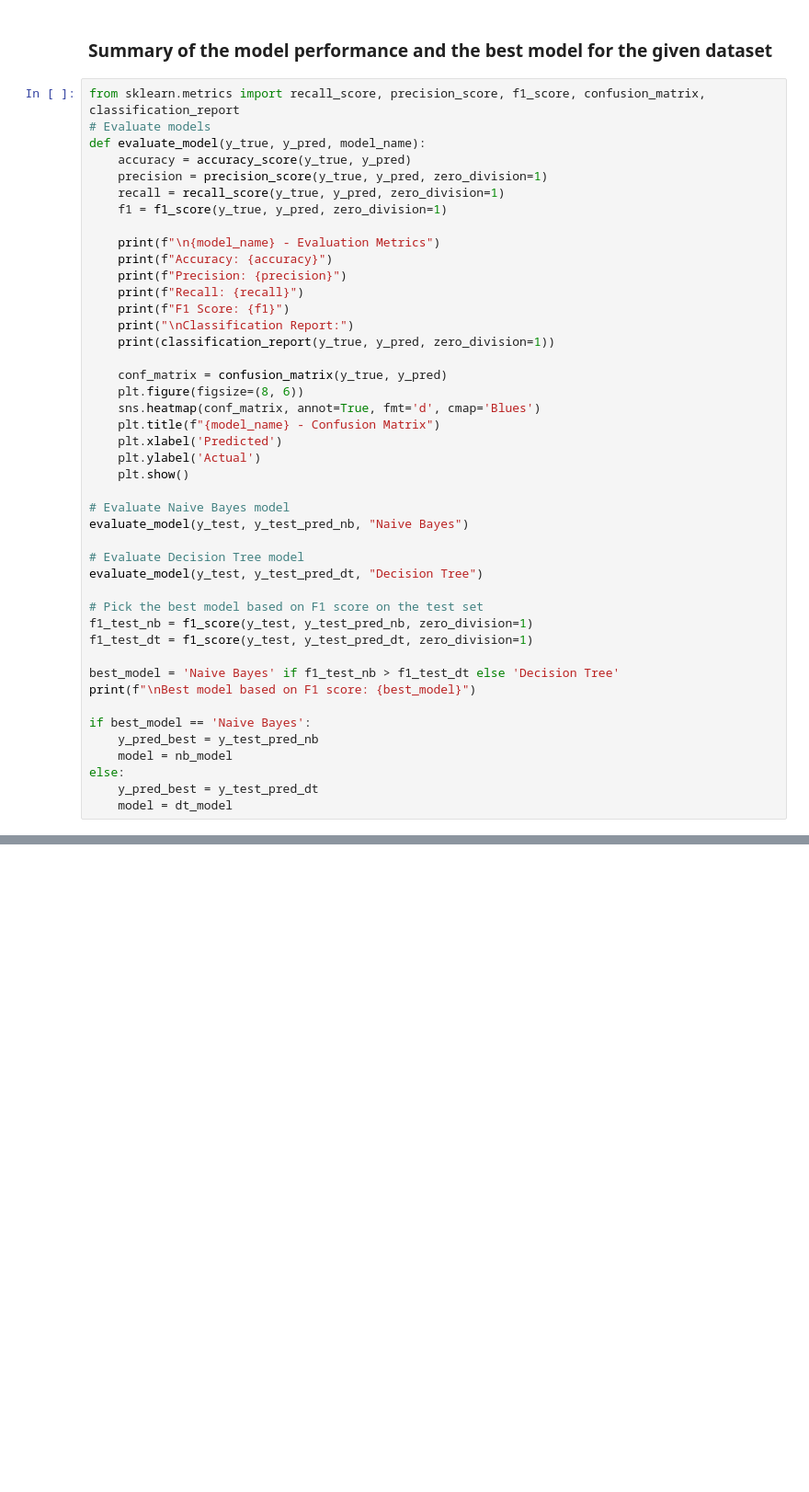
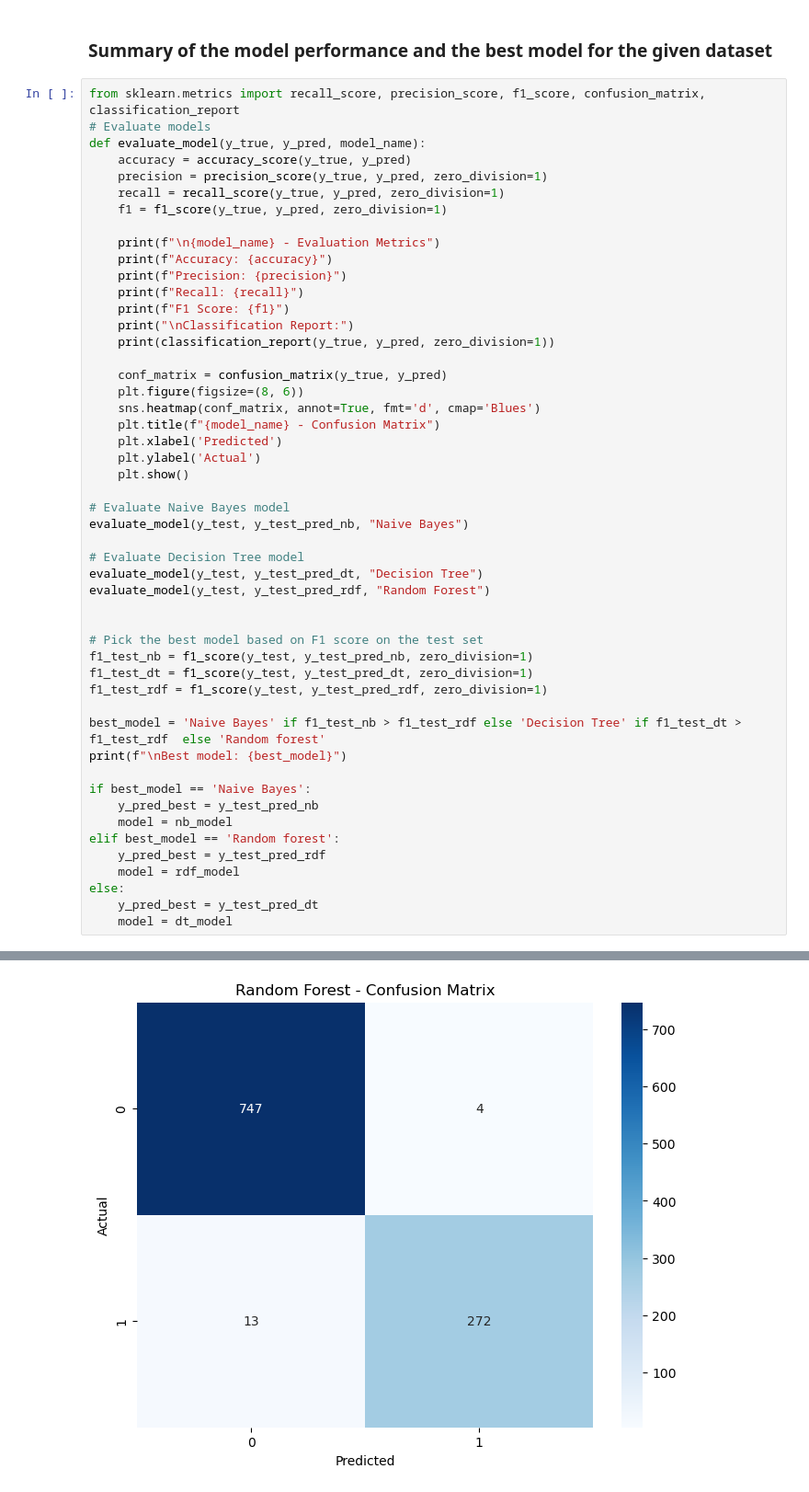
Before and after one commit to monikatyagiisc/employee-attrition-prediction, a Jupyter notebook: code/03-EDA.ipynb, the cells around one changed output, grey strips where cells are left out. Shown at 92% size. Cells and saved outputs as stored; diff of their text form; blank space fills up the shorter version.

```diff
--- a/code/03-EDA.ipynb
+++ b/code/03-EDA.ipynb
@@ -624,17 +670,23 @@ evaluate_model(y_test, y_test_pred_nb, "Naive Bayes")
 
 # Evaluate Decision Tree model
 evaluate_model(y_test, y_test_pred_dt, "Decision Tree")
+evaluate_model(y_test, y_test_pred_rdf, "Random Forest")
+
 
 # Pick the best model based on F1 score on the test set
 f1_test_nb = f1_score(y_test, y_test_pred_nb, zero_division=1)
 f1_test_dt = f1_score(y_test, y_test_pred_dt, zero_division=1)
+f1_test_rdf = f1_score(y_test, y_test_pred_rdf, zero_division=1)
 
-best_model = 'Naive Bayes' if f1_test_nb > f1_test_dt else 'Decision Tree'
-print(f"\nBest model based on F1 score: {best_model}")
+best_model = 'Naive Bayes' if f1_test_nb > f1_test_rdf else 'Decision Tree' if f1_test_dt > f1_test_rdf  else 'Random forest'
+print(f"\nBest model: {best_model}")
 
 if best_model == 'Naive Bayes':
     y_pred_best = y_test_pred_nb
     model = nb_model
+elif best_model == 'Random forest':
+    y_pred_best = y_test_pred_rdf
+    model = rdf_model
 else:
     y_pred_best = y_test_pred_dt
     model = dt_model
@@ -674,0 +741 @@ Best model based on F1 score: Decision Tree
+[figure, added]
```
Also changed, not shown: parts of 16 cells of this notebook.
